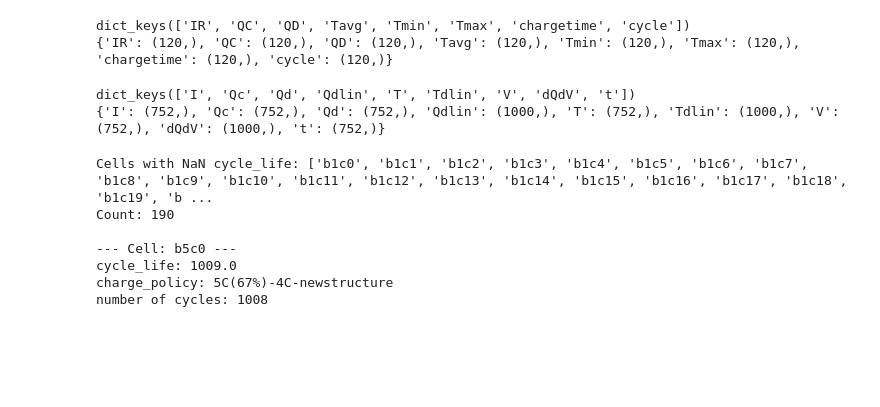
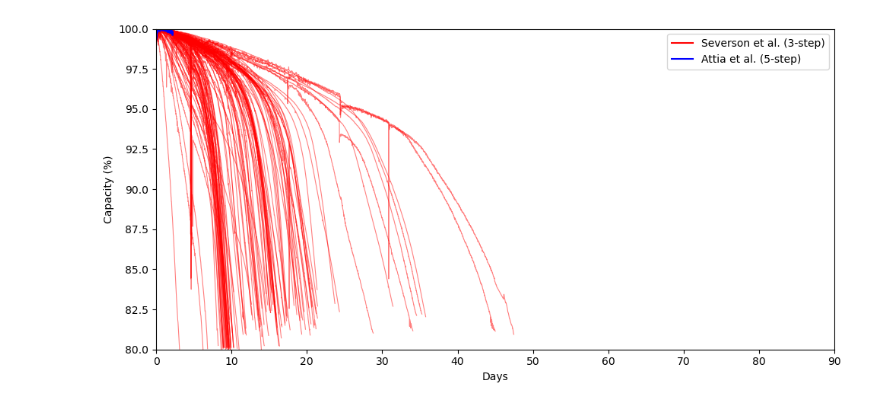
Before and after one commit to mkelsayed/HierarchicalBayesForPredictingBatteryRUL, a Jupyter notebook: src/EDA.ipynb, the cells around one changed output. Cells and saved outputs as stored; diff of their text form; code cells hidden in the pictures; blank space fills up the shorter version.

Commit message:
fixed data loading and analysis

```diff
--- a/src/EDA.ipynb
+++ b/src/EDA.ipynb
@@ -5,9 +4,0 @@ import numpy as np
-# %%
-# load data from python pickles
-batDict = {}
-for i in [1, 2, 3, 4, 5]:
-    with open(f'./data/batch{i}.pkl', 'rb') as f:
-        batch = pickle.load(f)
-    batDict.update(batch)
-
-print(f'Total cells: {len(batDict)}')
@@ -22,36 +4,0 @@ dict_keys(['cycle_life', 'charge_policy', 'summary', 'cycles'])
-# %%
-# print cell summary keys and shape
-print(cell['summary'].keys())
-print({k: v.shape for k, v in cell['summary'].items()})
-# %% [output]
-dict_keys(['IR', 'QC', 'QD', 'Tavg', 'Tmin', 'Tmax', 'chargetime', 'cycle'])
-{'IR': (120,), 'QC': (120,), 'QD': (120,), 'Tavg': (120,), 'Tmin': (120,), 'Tmax': (120,), 'chargetime': (120,), 'cycle': (120,)}
-# %%
-# print cell cycles keys and shape
-cycle = cell['cycles']['0']
-print(cycle.keys())
-print({k: v.shape for k, v in cycle.items()})
-# %% [output]
-dict_keys(['I', 'Qc', 'Qd', 'Qdlin', 'T', 'Tdlin', 'V', 'dQdV', 't'])
-{'I': (752,), 'Qc': (752,), 'Qd': (752,), 'Qdlin': (1000,), 'T': (752,), 'Tdlin': (1000,), 'V': (752,), 'dQdV': (1000,), 't': (752,)}
-# %%
-nan_cells = [key for key, cell in batDict.items() if np.isnan(cell['cycle_life'])]
-valid_cells = {key: cell for key, cell in batDict.items() if not np.isnan(cell['cycle_life'])}
-
-print(f"Cells with NaN cycle_life: {nan_cells}")
-print(f"Count: {len(nan_cells)}")
-
-# Inspect the structure of the first valid cell
-first_key, first_cell = next(iter(valid_cells.items()))
-print(f"\n--- Cell: {first_key} ---")
-print(f"cycle_life: {first_cell['cycle_life']}")
-print(f"charge_policy: {first_cell['charge_policy']}")
-print(f"number of cycles: {len(first_cell['cycles'])}")
-# %% [output]
-Cells with NaN cycle_life: ['b1c0', 'b1c1', 'b1c2', 'b1c3', 'b1c4', 'b1c5', 'b1c6', 'b1c7', 'b1c8', 'b1c9', 'b1c10', 'b1c11', 'b1c12', 'b1c13', 'b1c14', 'b1c15', 'b1c16', 'b1c17', 'b1c18', 'b1c19', 'b ...
-Count: 190
-
---- Cell: b5c0 ---
-cycle_life: 1009.0
-charge_policy: 5C(67%)-4C-newstructure
-number of cycles: 1008
@@ -59,0 +5,32 @@ number of cycles: 1008
+# %%
+batDict = pickle.load(open(r'../data/batDict.pkl', 'rb'))
+# %%
+DISCHARGE_MIN = 1.1 / 4 * 60   # 4C discharge → ~16.5 minutes
+
+fig, ax = plt.subplots(figsize=(10, 5))
+
+for key in batDict:
+    cell        = batDict[key]
+    qd          = cell['summary']['QD']
+    ct          = cell['summary']['chargetime']
+    cycle_time  = ct + DISCHARGE_MIN          # total time per cycle in minutes
+    days        = np.cumsum(cycle_time) / 60 / 24
+    cap_pct     = qd / np.max(qd) * 100
+    mask        = cap_pct >= 80
+    color       = 'blue' if key.startswith('b4') else 'red'
+    ax.plot(days[mask], cap_pct[mask], color=color, alpha=0.5, linewidth=0.8)
+
+ax.set_xlabel('Days')
+ax.set_ylabel('Capacity (%)')
+ax.set_xlim(0, 90)
+ax.set_ylim(80, 100)
+
+from matplotlib.lines import Line2D
+ax.legend(handles=[
+    Line2D([0], [0], color='red',  label='Severson et al. (3-step)'),
+    Line2D([0], [0], color='blue', label='Attia et al. (5-step)')
+])
+plt.tight_layout()
+plt.show()
+# %% [output]
+[figure, added]
```
Also changed, not shown: parts of 22 cells of this notebook, 2 other files.
